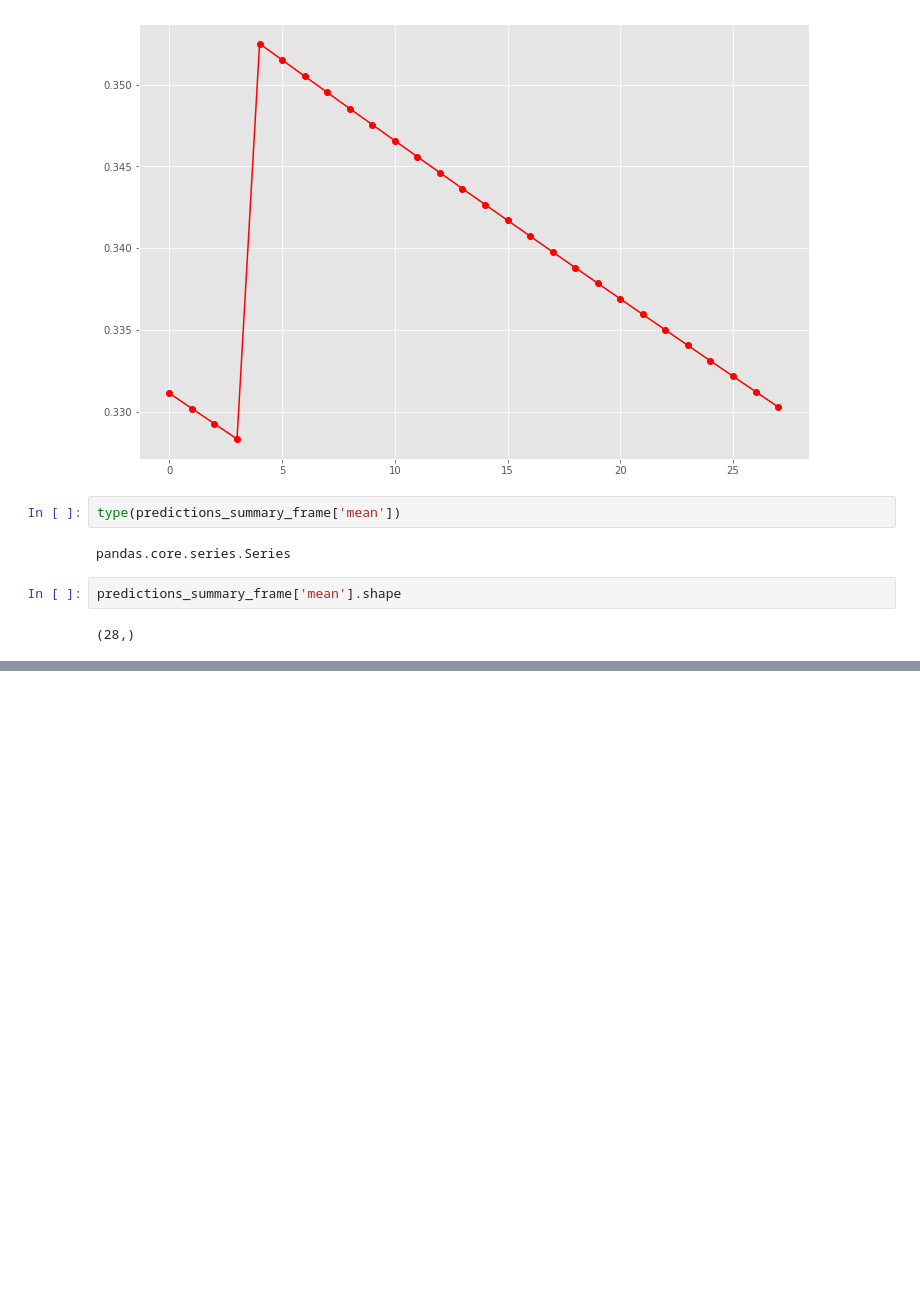
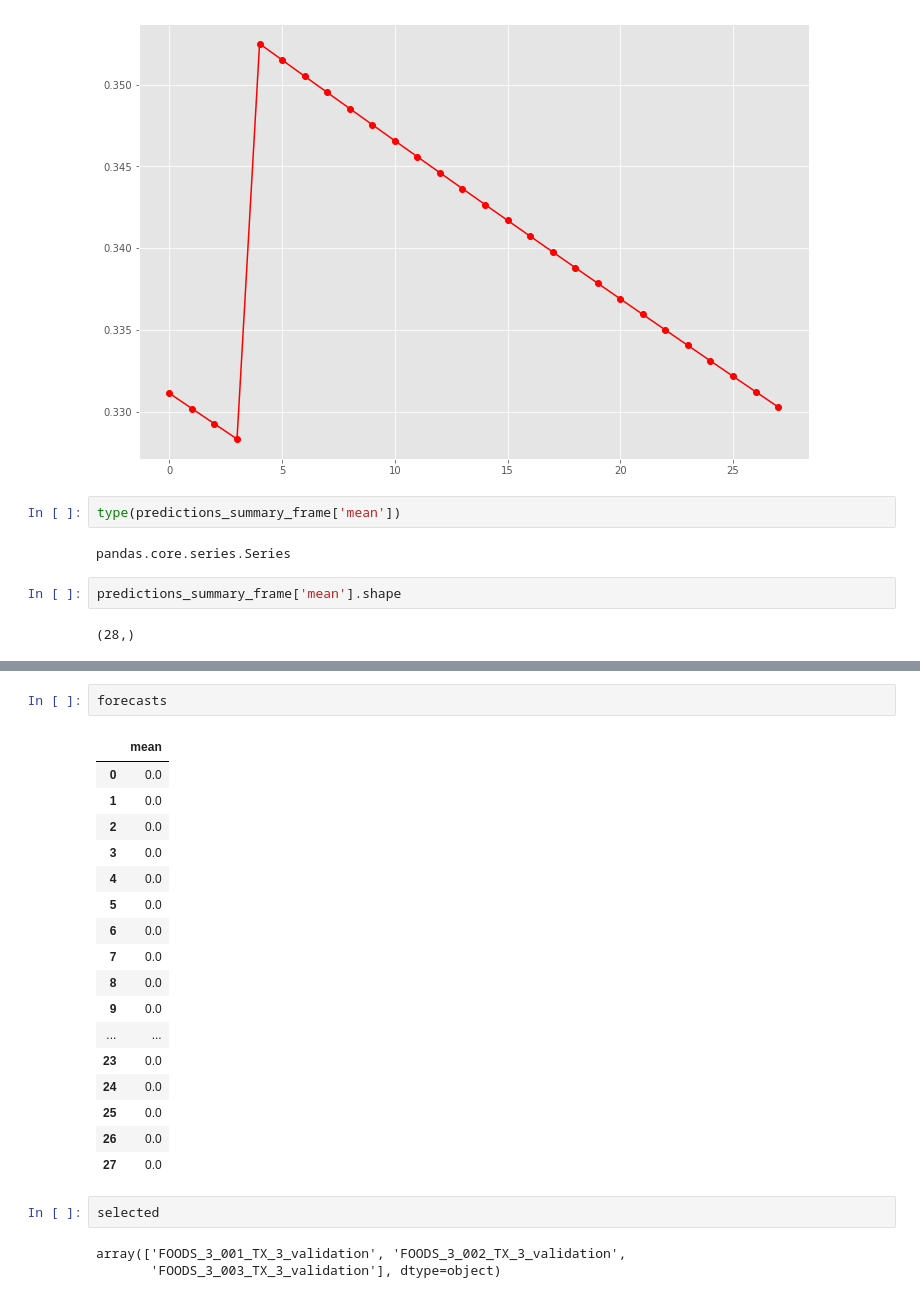
Before and after one commit to damajojung/Time_Series_Python, a Jupyter notebook: Poisson_Regression.ipynb, the cells around one changed output, grey strips where cells are left out. Drawn from its saved outputs; the diff is of its cells as text; blank space fills up the shorter version.

```diff
--- a/Poisson_Regression.ipynb
+++ b/Poisson_Regression.ipynb
@@ -320,0 +347,25 @@ predictions_summary_frame['mean'].shape
+# %%
+forecasts
+# %% [output]
+|  | mean |
+| 0 | 0.0 |
+| 1 | 0.0 |
+| 2 | 0.0 |
+| 3 | 0.0 |
+| 4 | 0.0 |
+| 5 | 0.0 |
+| 6 | 0.0 |
+| 7 | 0.0 |
+| 8 | 0.0 |
+| 9 | 0.0 |
+| ... | ... |
+| 23 | 0.0 |
+| 24 | 0.0 |
+| 25 | 0.0 |
+| 26 | 0.0 |
+| 27 | 0.0 |
+# %%
+selected
+# %% [output]
+array(['FOODS_3_001_TX_3_validation', 'FOODS_3_002_TX_3_validation',
+       'FOODS_3_003_TX_3_validation'], dtype=object)
```
Also changed, not shown: parts of 5 cells of this notebook.
